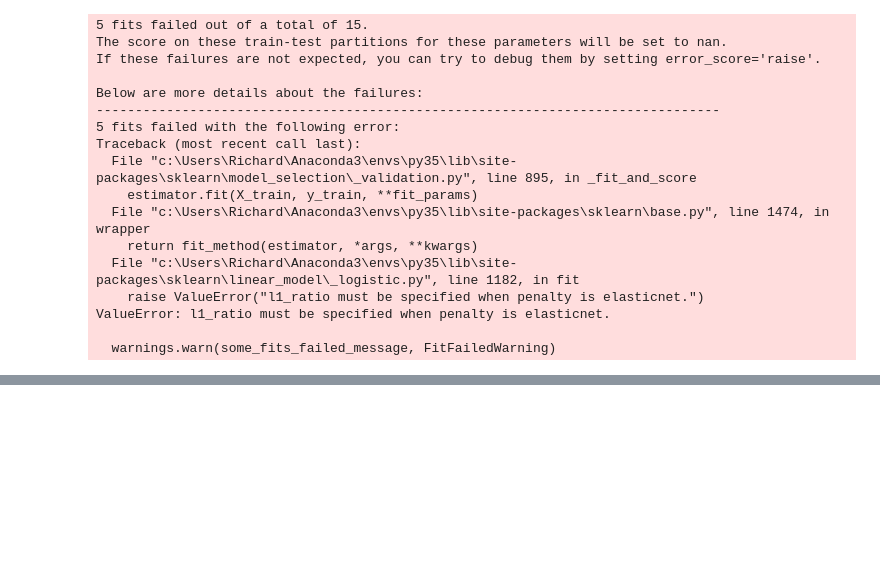
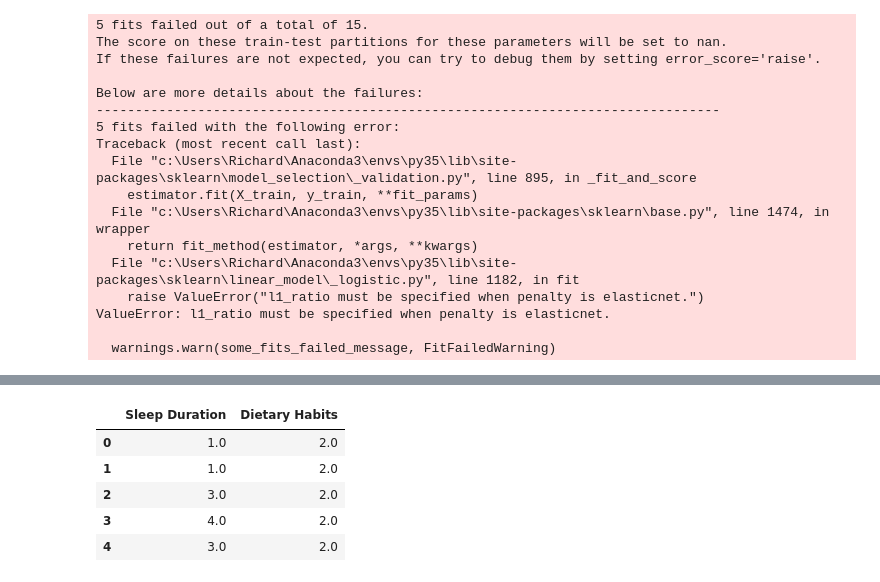
Before and after one commit to ricrichardthomas1/kaggle_mental, a Jupyter notebook: mental.ipynb, the cells around one changed output, grey strips where cells are left out. Saved outputs shown, nothing was run; the diff lists cells and outputs as text; code cells hidden in the pictures; blank space fills up the shorter version.

```diff
--- a/mental.ipynb
+++ b/mental.ipynb
@@ -851,0 +764,11 @@ The respective training and test auc scores are: 0.97 and 0.97
+# %%
+val_ordinal = oenc.transform(df_val[['Sleep Duration', 'Dietary Habits']])
+val_ordinal = pd.DataFrame(val_ordinal, columns = oenc.get_feature_names_out(), index = df_val.index)
+val_ordinal.head()
+# %% [output]
+|  | Sleep Duration | Dietary Habits |
+| 0 | 1.0 | 2.0 |
+| 1 | 1.0 | 2.0 |
+| 2 | 3.0 | 2.0 |
+| 3 | 4.0 | 2.0 |
+| 4 | 3.0 | 2.0 |
```
Also changed, not shown: parts of 25 cells of this notebook.
